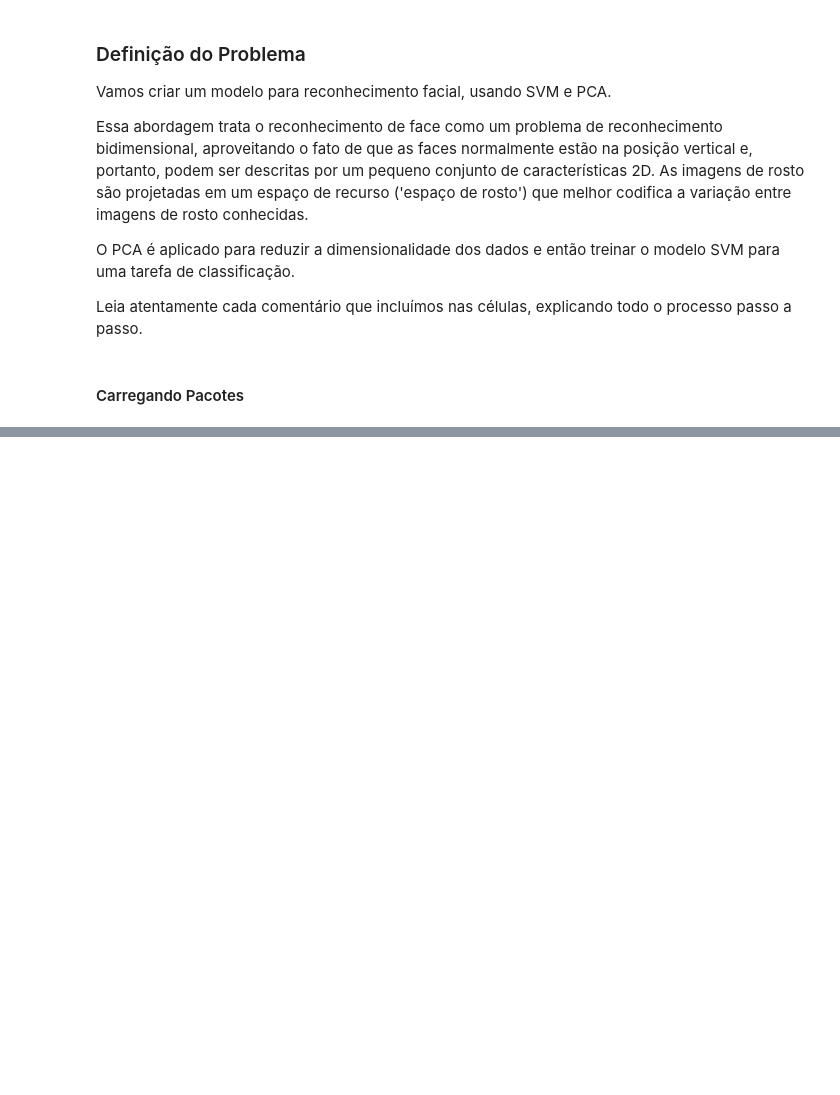
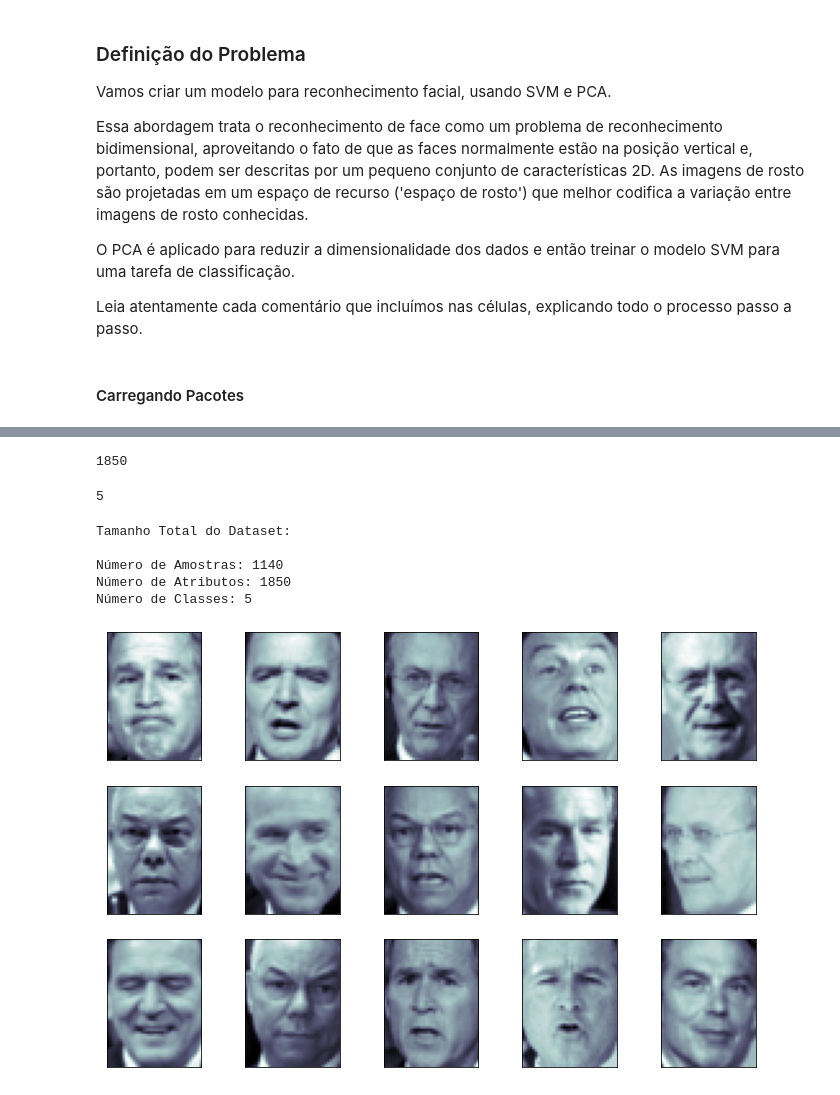
Before and after one commit to Gugah007/Reconhecimento-Facial-com-ML-Usando-SVM-e-PCA-Python, a Jupyter notebook: Reconhecimento Facial com Machine Learning Usando SVM e PCA.ipynb, the cells around one changed output, grey strips where cells are left out. Drawn from its saved outputs; the diff is of its cells as text; code cells hidden in the pictures; blank space fills up the shorter version.

```diff
--- a/Reconhecimento Facial com Machine Learning Usando SVM e PCA.ipynb
+++ b/Reconhecimento Facial com Machine Learning Usando SVM e PCA.ipynb
@@ -30,0 +57,6 @@ dataset_faces = datasets.fetch_lfw_people(min_faces_per_person=80, resize = 0.4)
+# %%
+# Número de atributos do x
+num_atributos = X.shape[1]
+num_atributos
+# %% [output]
+1850
@@ -30,0 +69,29 @@ dataset_faces = datasets.fetch_lfw_people(min_faces_per_person=80, resize = 0.4)
+# %%
+# Quantas classe eu tenho
+num_classes = target_names.shape[0]
+num_classes
+# %% [output]
+5
+# %%
+# Vamos imprimir um resumo dos dados
+print("\nTamanho Total do Dataset:\n")
+print("Número de Amostras: %d" % num_amostras)
+print("Número de Atributos: %d" % num_atributos)
+print("Número de Classes: %d" % num_classes)
+# %% [output]
+Tamanho Total do Dataset:
+
+Número de Amostras: 1140
+Número de Atributos: 1850
+Número de Classes: 5
+# %%
+# Plot de imagens
+
+fig = plt.figure(figsize = (12, 8))
+
+for i in range(15):
+    ax = fig.add_subplot(3, 5, i + 1, xticks = [], yticks = [])
+
+    ax.imshow(dataset_faces.images[i], cmap = plt.cm.bone)
+# %% [output]
+[figure, added]
```
Also changed, not shown: parts of 9 cells of this notebook.
